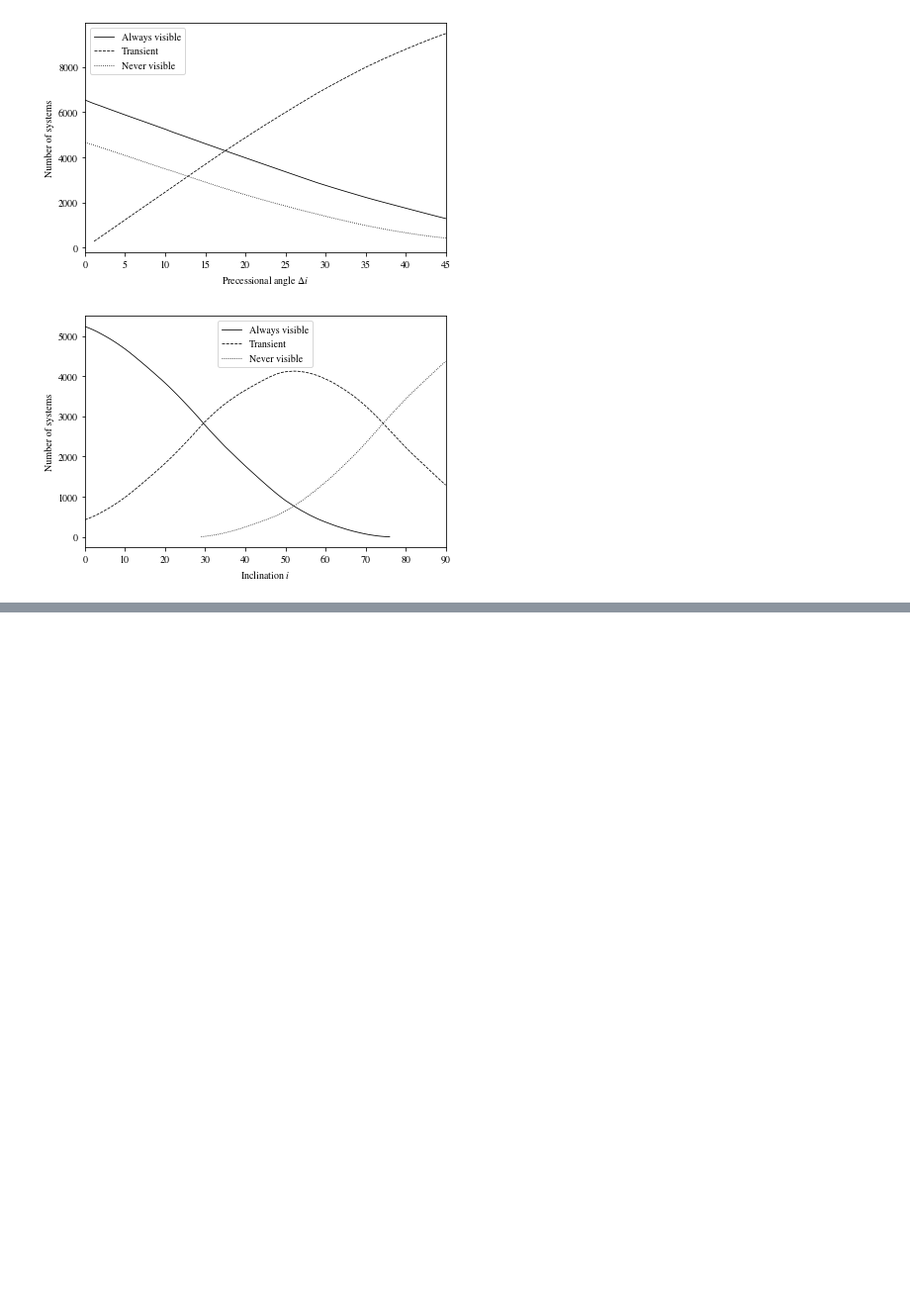
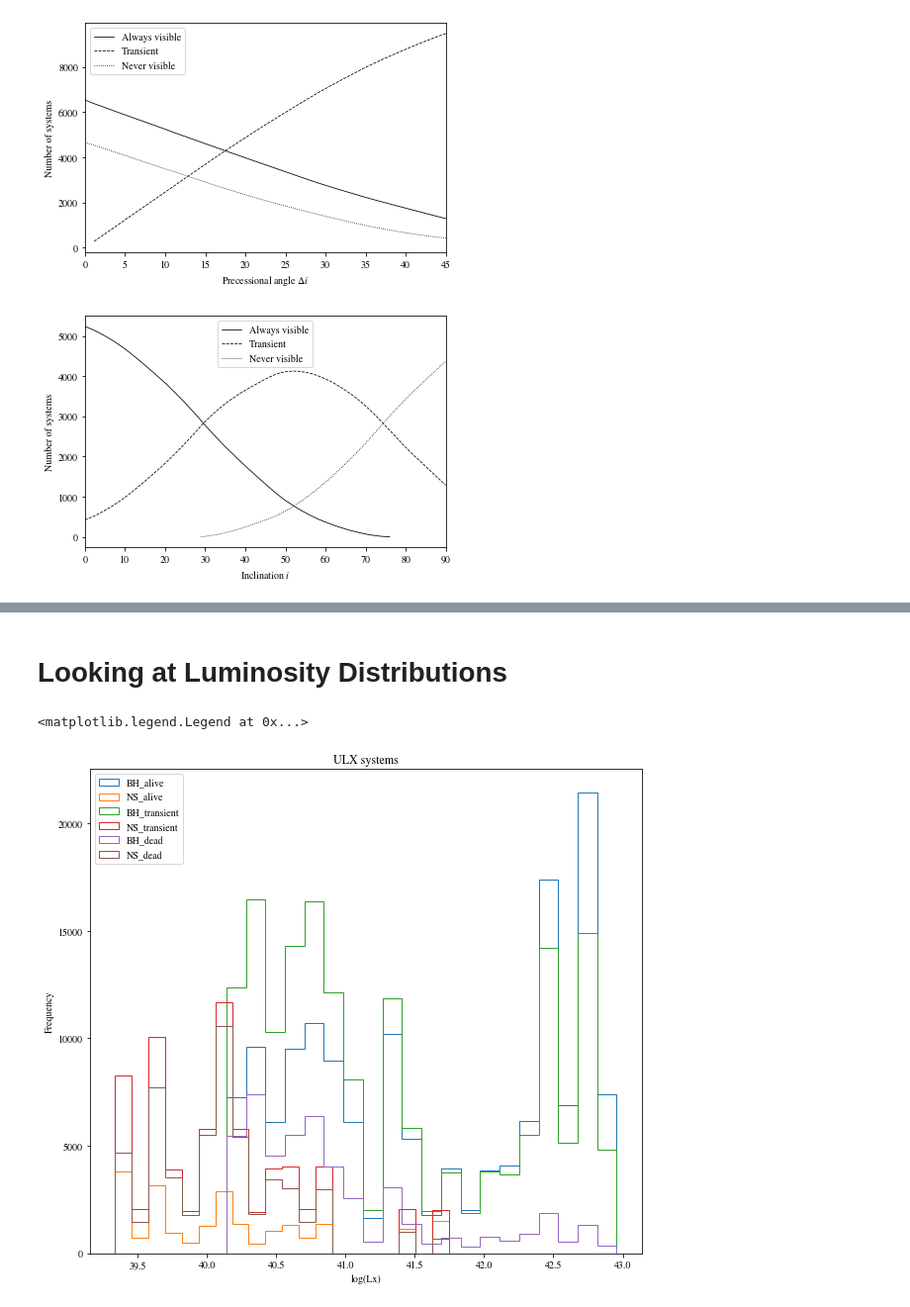
Before and after one commit to nx1/ulx_pop, a Jupyter notebook: notebooks/curve_processing.ipynb, the cells around one changed output, grey strips where cells are left out. Shown at 99% size. Saved outputs shown, nothing was run; the diff lists cells and outputs as text; code cells hidden in the pictures; blank space fills up the shorter version.

```diff
--- a/notebooks/curve_processing.ipynb
+++ b/notebooks/curve_processing.ipynb
@@ -217,3 +211,33 @@ dead           &  54891 &   48671 &  53.00 &  47.00 &  103562 \\
 transient      &  69569 &  169387 &  29.11 &  70.89 &  238956 \\
 \bottomrule
 \end{tabular}
+# %% [markdown]
+# Looking at Luminosity Distributions
+# %%
+df_a_bh = df_a[df_a['is_bh'] == 1]
+df_a_ns = df_a[df_a['is_bh'] == 0]
+
+df_t_bh = df_t[df_t['is_bh'] == 1]
+df_t_ns = df_t[df_t['is_bh'] == 0]
+
+df_d_bh = df_d[df_d['is_bh'] == 1]
+df_d_ns = df_d[df_d['is_bh'] == 0]
+# %%
+plt.figure(figsize=(10,9))
+nbins = 20
+plt.title('ULX systems')
+plt.xlabel('log(Lx)')
+plt.ylabel('Frequency')
+np.log10(df_a_bh['Lx']).hist(bins=nbins, label='BH_alive', histtype='step')
+np.log10(df_a_ns['Lx']).hist(bins=nbins, label='NS_alive', histtype='step')
+
+np.log10(df_t_bh['Lx']).hist(bins=nbins, label='BH_transient', histtype='step')
+np.log10(df_t_ns['Lx']).hist(bins=nbins, label='NS_transient', histtype='step')
+
+np.log10(df_d_bh['Lx']).hist(bins=nbins, label='BH_dead', histtype='step')
+np.log10(df_d_ns['Lx']).hist(bins=nbins, label='NS_dead', histtype='step')
+plt.grid(b=None)
+plt.legend()
+# %% [output]
+<matplotlib.legend.Legend at 0x...>
+[figure, added]
```
Also changed, not shown: parts of 15 cells of this notebook, 7 other files.
